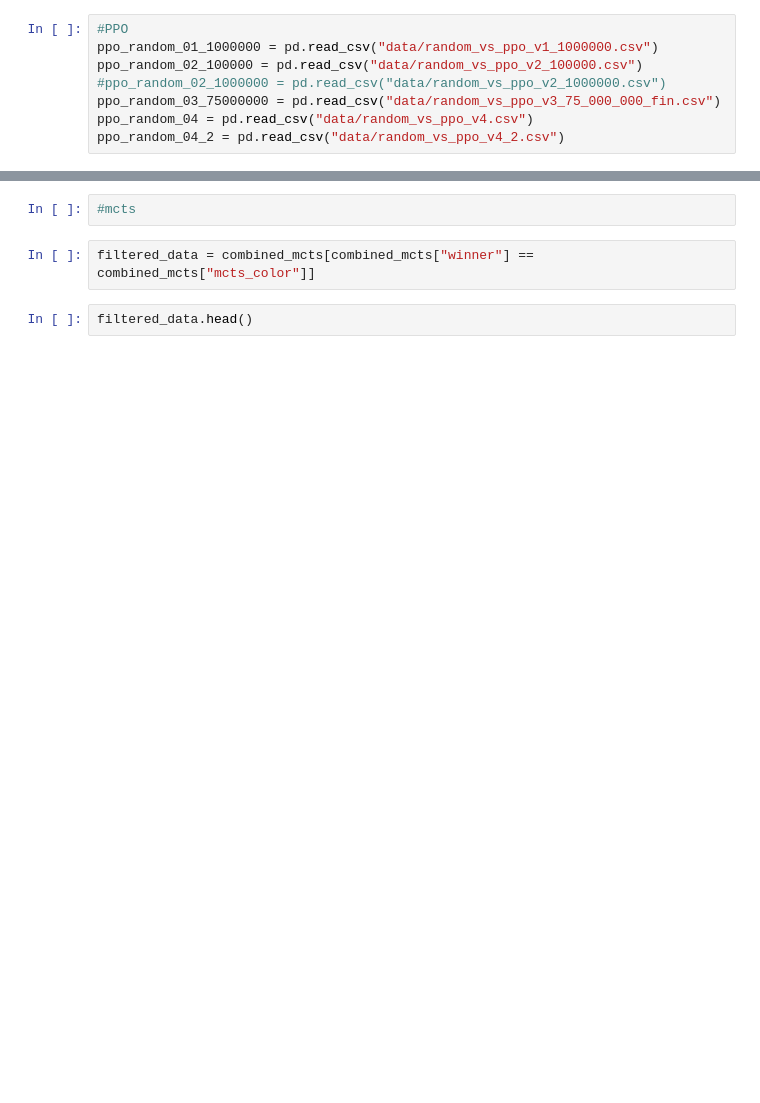
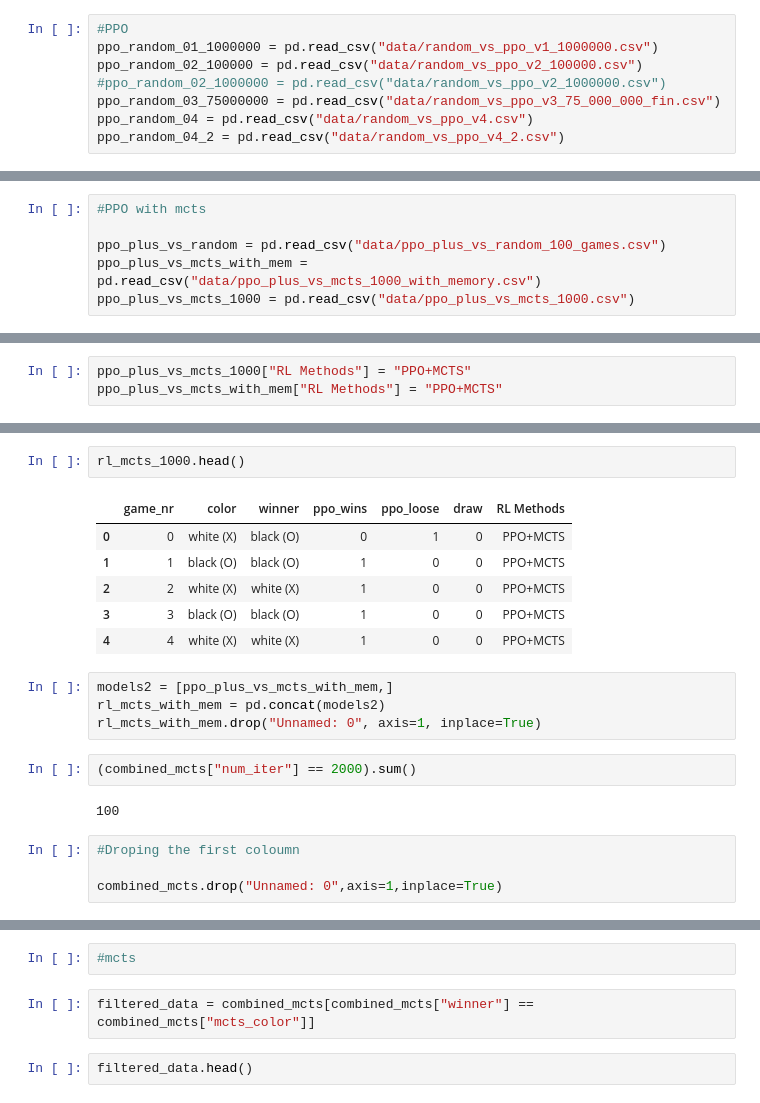
Before and after one commit to KaufmannLukas/ds-ultimate-tic-tac-toe, a Jupyter notebook: mcts_random_eda_1.ipynb, the cells around one changed output, grey strips where cells are left out. Saved outputs shown, nothing was run; the diff lists cells and outputs as text; blank space fills up the shorter version.

```diff
--- a/mcts_random_eda_1.ipynb
+++ b/mcts_random_eda_1.ipynb
@@ -210,0 +31,6 @@ The MCTS_2000 has lost 2 out of 100 games against Baseline Model.
+# %%
+#PPO with mcts
+
+ppo_plus_vs_random = pd.read_csv("data/ppo_plus_vs_random_100_games.csv")
+ppo_plus_vs_mcts_with_mem = pd.read_csv("data/ppo_plus_vs_mcts_1000_with_memory.csv")
+ppo_plus_vs_mcts_1000 = pd.read_csv("data/ppo_plus_vs_mcts_1000.csv")
@@ -210,0 +64,3 @@ The MCTS_2000 has lost 2 out of 100 games against Baseline Model.
+# %%
+ppo_plus_vs_mcts_1000["RL Methods"] = "PPO+MCTS"
+ppo_plus_vs_mcts_with_mem["RL Methods"] = "PPO+MCTS"
@@ -210,0 +108,21 @@ The MCTS_2000 has lost 2 out of 100 games against Baseline Model.
+# %%
+rl_mcts_1000.head()
+# %% [output]
+|  | game_nr | color | winner | ppo_wins | ppo_loose | draw | RL Methods |
+| 0 | 0 | white (X) | black (O) | 0 | 1 | 0 | PPO+MCTS |
+| 1 | 1 | black (O) | black (O) | 1 | 0 | 0 | PPO+MCTS |
+| 2 | 2 | white (X) | white (X) | 1 | 0 | 0 | PPO+MCTS |
+| 3 | 3 | black (O) | black (O) | 1 | 0 | 0 | PPO+MCTS |
+| 4 | 4 | white (X) | white (X) | 1 | 0 | 0 | PPO+MCTS |
+# %%
+models2 = [ppo_plus_vs_mcts_with_mem,]
+rl_mcts_with_mem = pd.concat(models2)
+rl_mcts_with_mem.drop("Unnamed: 0", axis=1, inplace=True)
+# %%
+(combined_mcts["num_iter"] == 2000).sum()
+# %% [output]
+100
+# %%
+#Droping the first coloumn
+
+combined_mcts.drop("Unnamed: 0",axis=1,inplace=True)
```
Also changed, not shown: parts of 49 cells of this notebook.
